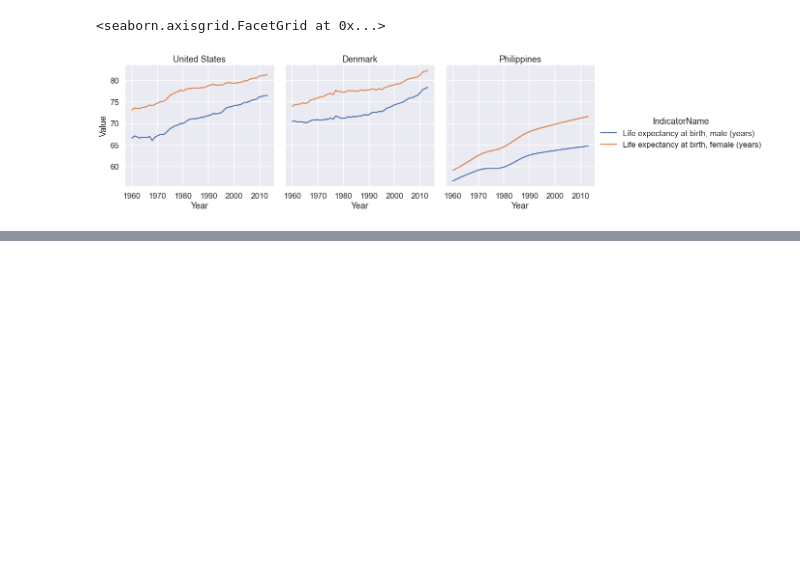
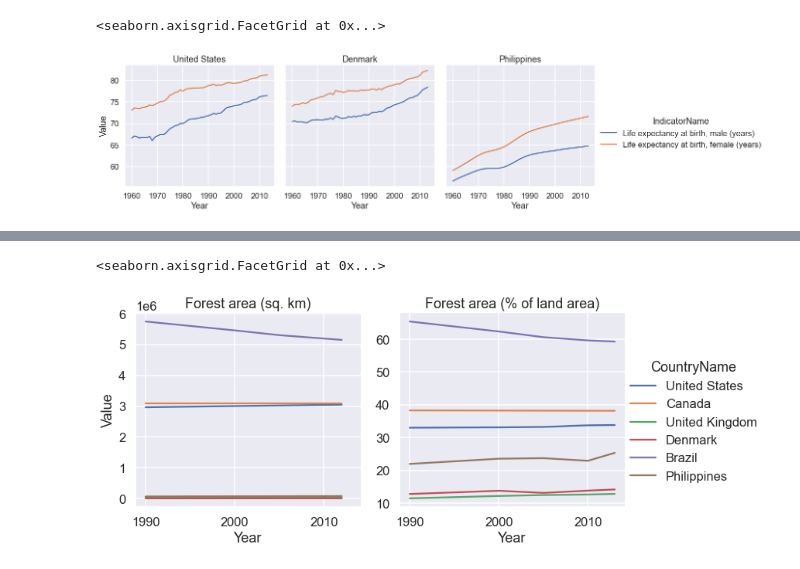
Before and after one commit to data-sandbox/world-development-indicators, a Jupyter notebook: world_development_indicators_exploration.ipynb, the cells around one changed output, grey strips where cells are left out. Cells and saved outputs as stored; diff of their text form; code cells hidden in the pictures; blank space fills up the shorter version.

Commit message:
add forest area indicator

```diff
--- a/world_development_indicators_exploration.ipynb
+++ b/world_development_indicators_exploration.ipynb
@@ -253,0 +254,21 @@ plt.legend(bbox_to_anchor=(1.05, 1), loc=2, borderaxespad=0.)
+# %%
+# forest area
+indicators = ['Forest area \(sq', 'Forest area \(%']
+countries = ['United States', 'Canada', 'United Kingdom', 'Denmark', 'Brazil', 'Philippines']
+
+# get data
+forest_df = get_dataframe(indicators, countries)
+# %%
+# reset default parameters
+sns.set_theme()
+# set font size
+sns.set_context("talk")
+# facetgrid to generate subplots
+g = sns.FacetGrid(forest_df, col='IndicatorName', hue='CountryName', sharey=False, sharex=True,
+                 height=5, aspect=1)
+g.map(sns.lineplot, 'Year', 'Value')
+g.set_titles(col_template="{col_name}")
+g.add_legend()
+# %% [output]
+<seaborn.axisgrid.FacetGrid at 0x...>
+[figure, added]
```
Also changed, not shown: parts of 8 cells of this notebook.
